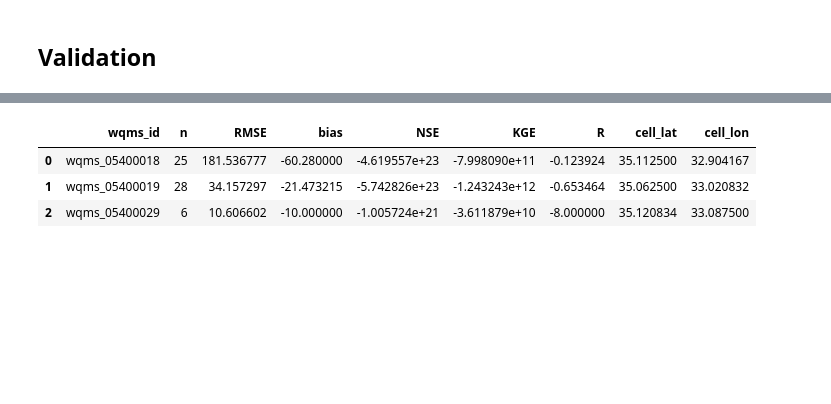
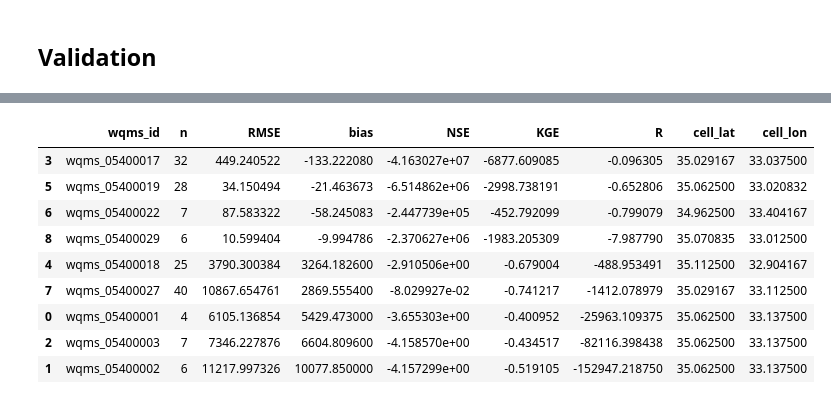
Before and after one commit to lgroenhart/AMDFLOW, a Jupyter notebook: case_study_III.ipynb, the cells around one changed output, grey strips where cells are left out. Cells and saved outputs as stored; diff of their text form; code cells hidden in the pictures; blank space fills up the shorter version.

```diff
--- a/case_study_III.ipynb
+++ b/case_study_III.ipynb
@@ -444,15 +460,21 @@ except:
 # %%
 validation_fe_tot = pd.read_csv(f"../data/validation data/{case_study_nr}/Metrics_Fe-Tot.csv")
 display(validation_fe_tot.sort_values("R", ascending = False))
 try:
-    best_nse_fe_tot = validation_fe_tot.sort_values("R", ascending=False).iloc[2]
+    best_nse_fe_tot = validation_fe_tot.sort_values("R", ascending=False).iloc[0]
 except:
     pass
 # %% [output]
 |  | wqms_id | n | RMSE | bias | NSE | KGE | R | cell_lat | cell_lon |
-| 0 | wqms_05400018 | 25 | 181.536777 | -60.280000 | -4.619557e+23 | -7.998090e+11 | -0.123924 | 35.112500 | 32.904167 |
-| 1 | wqms_05400019 | 28 | 34.157297 | -21.473215 | -5.742826e+23 | -1.243243e+12 | -0.653464 | 35.062500 | 33.020832 |
-| 2 | wqms_05400029 | 6 | 10.606602 | -10.000000 | -1.005724e+21 | -3.611879e+10 | -8.000000 | 35.120834 | 33.087500 |
+| 3 | wqms_05400017 | 32 | 449.240522 | -133.222080 | -4.163027e+07 | -6877.609085 | -0.096305 | 35.029167 | 33.037500 |
+| 5 | wqms_05400019 | 28 | 34.150494 | -21.463673 | -6.514862e+06 | -2998.738191 | -0.652806 | 35.062500 | 33.020832 |
+| 6 | wqms_05400022 | 7 | 87.583322 | -58.245083 | -2.447739e+05 | -452.792099 | -0.799079 | 34.962500 | 33.404167 |
+| 8 | wqms_05400029 | 6 | 10.599404 | -9.994786 | -2.370627e+06 | -1983.205309 | -7.987790 | 35.070835 | 33.012500 |
+| 4 | wqms_05400018 | 25 | 3790.300384 | 3264.182600 | -2.910506e+00 | -0.679004 | -488.953491 | 35.112500 | 32.904167 |
+| 7 | wqms_05400027 | 40 | 10867.654761 | 2869.555400 | -8.029927e-02 | -0.741217 | -1412.078979 | 35.029167 | 33.112500 |
+| 0 | wqms_05400001 | 4 | 6105.136854 | 5429.473000 | -3.655303e+00 | -0.400952 | -25963.109375 | 35.062500 | 33.137500 |
+| 2 | wqms_05400003 | 7 | 7346.227876 | 6604.809600 | -4.158570e+00 | -0.434517 | -82116.398438 | 35.062500 | 33.137500 |
+| 1 | wqms_05400002 | 6 | 11217.997326 | 10077.850000 | -4.157299e+00 | -0.519105 | -152947.218750 | 35.062500 | 33.137500 |
 # %%
 caravan = xr.open_dataset("../data/validation data/Caravan-Qual_lite.zarr", engine="zarr",
                                chunks={})
```
Also changed, not shown: parts of 34 cells of this notebook, 3 other files.
